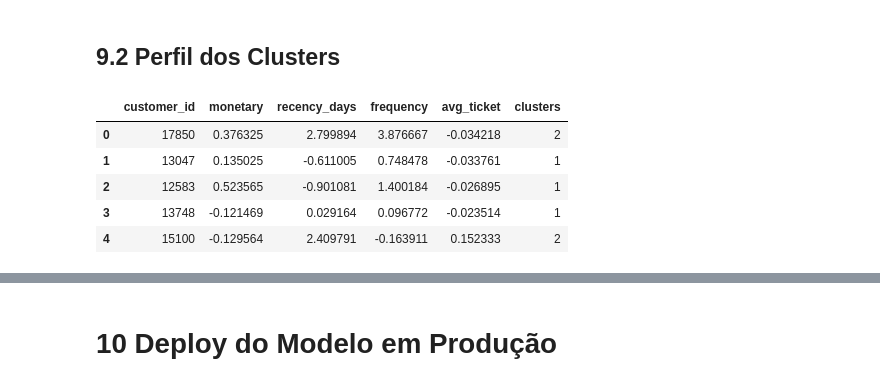
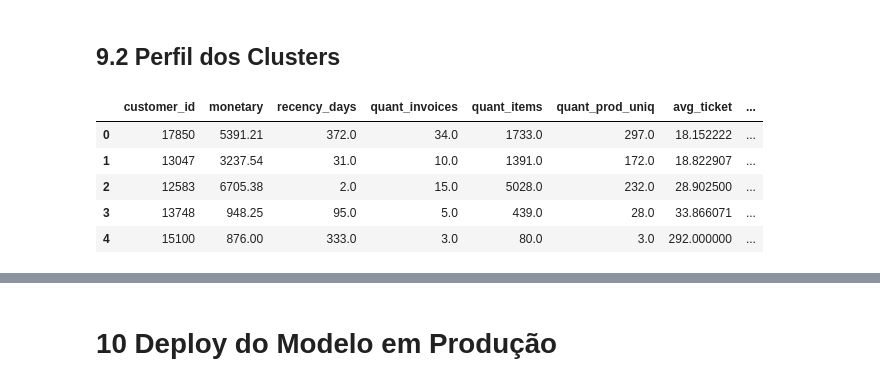
Before and after one commit to jonasbarletta/insiders_clustering, a Jupyter notebook: insiders_clustering_04_ciclo_4_em_andamento.ipynb, the cells around one changed output, grey strips where cells are left out. Cells and saved outputs as stored; diff of their text form; code cells hidden in the pictures.

```diff
--- a/insiders_clustering_04_ciclo_4_em_andamento.ipynb
+++ b/insiders_clustering_04_ciclo_4_em_andamento.ipynb
@@ -813,10 +1491,10 @@ sns.scatterplot(x='embedding_x', y='embedding_y',
 # %%
-df9.head()
+# df92.head()
 # %% [output]
-|  | customer_id | monetary | recency_days | frequency | avg_ticket | clusters |
-| 0 | 17850 | 0.376325 | 2.799894 | 3.876667 | -0.034218 | 2 |
-| 1 | 13047 | 0.135025 | -0.611005 | 0.748478 | -0.033761 | 1 |
-| 2 | 12583 | 0.523565 | -0.901081 | 1.400184 | -0.026895 | 1 |
-| 3 | 13748 | -0.121469 | 0.029164 | 0.096772 | -0.023514 | 1 |
-| 4 | 15100 | -0.129564 | 2.409791 | -0.163911 | 0.152333 | 2 |
+|  | customer_id | monetary | recency_days | quant_invoices | quant_items | quant_prod_uniq | avg_ticket | ... |
+| 0 | 17850 | 5391.21 | 372.0 | 34.0 | 1733.0 | 297.0 | 18.152222 | ... |
+| 1 | 13047 | 3237.54 | 31.0 | 10.0 | 1391.0 | 172.0 | 18.822907 | ... |
+| 2 | 12583 | 6705.38 | 2.0 | 15.0 | 5028.0 | 232.0 | 28.902500 | ... |
+| 3 | 13748 | 948.25 | 95.0 | 5.0 | 439.0 | 28.0 | 33.866071 | ... |
+| 4 | 15100 | 876.00 | 333.0 | 3.0 | 80.0 | 3.0 | 292.000000 | ... |
 # %%
```
Also changed, not shown: parts of 143 cells of this notebook.
